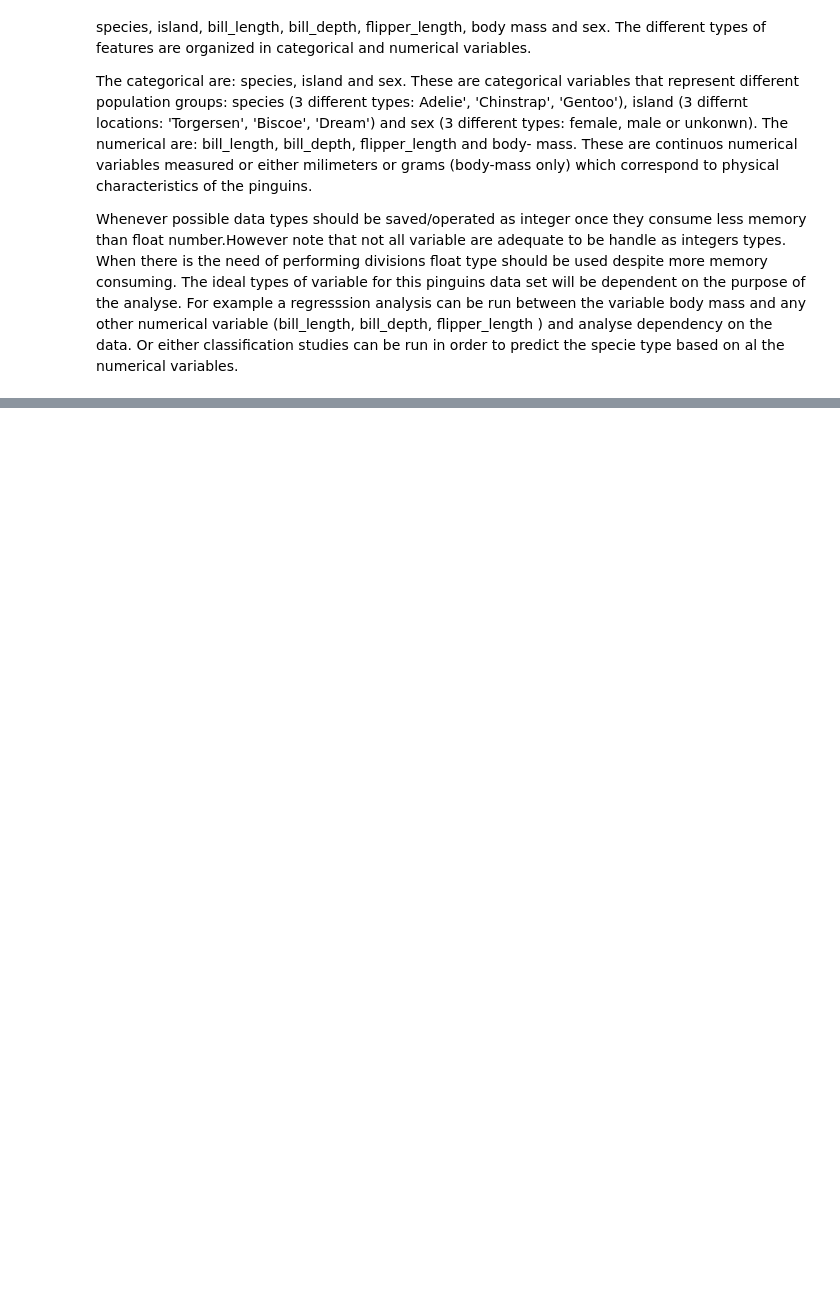
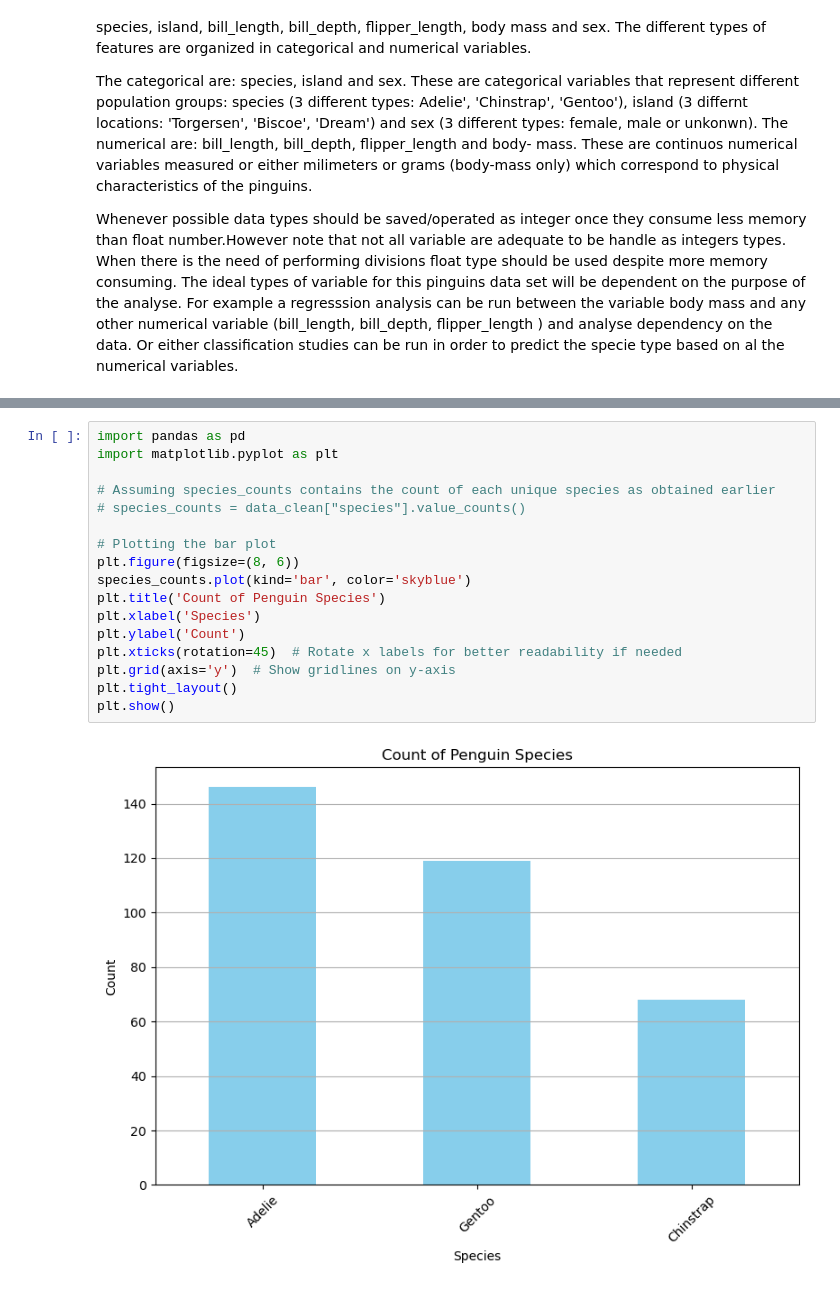
Before and after one commit to andreiandrade7/DataAnalysis-fundamentals, a Jupyter notebook: tasks.ipynb, the cells around one changed output, grey strips where cells are left out. Drawn from its saved outputs; the diff is of its cells as text; blank space fills up the shorter version.

```diff
--- a/tasks.ipynb
+++ b/tasks.ipynb
@@ -98,0 +261,19 @@ For example a regresssion analysis can be run between the variable body mass and
+# %%
+import pandas as pd
+import matplotlib.pyplot as plt
+
+# Assuming species_counts contains the count of each unique species as obtained earlier
+# species_counts = data_clean["species"].value_counts()
+
+# Plotting the bar plot
+plt.figure(figsize=(8, 6))
+species_counts.plot(kind='bar', color='skyblue')
+plt.title('Count of Penguin Species')
+plt.xlabel('Species')
+plt.ylabel('Count')
+plt.xticks(rotation=45)  # Rotate x labels for better readability if needed
+plt.grid(axis='y')  # Show gridlines on y-axis
+plt.tight_layout()
+plt.show()
+# %% [output]
+[figure, added]
```
Also changed, not shown: parts of 12 cells of this notebook, 1 other file.
